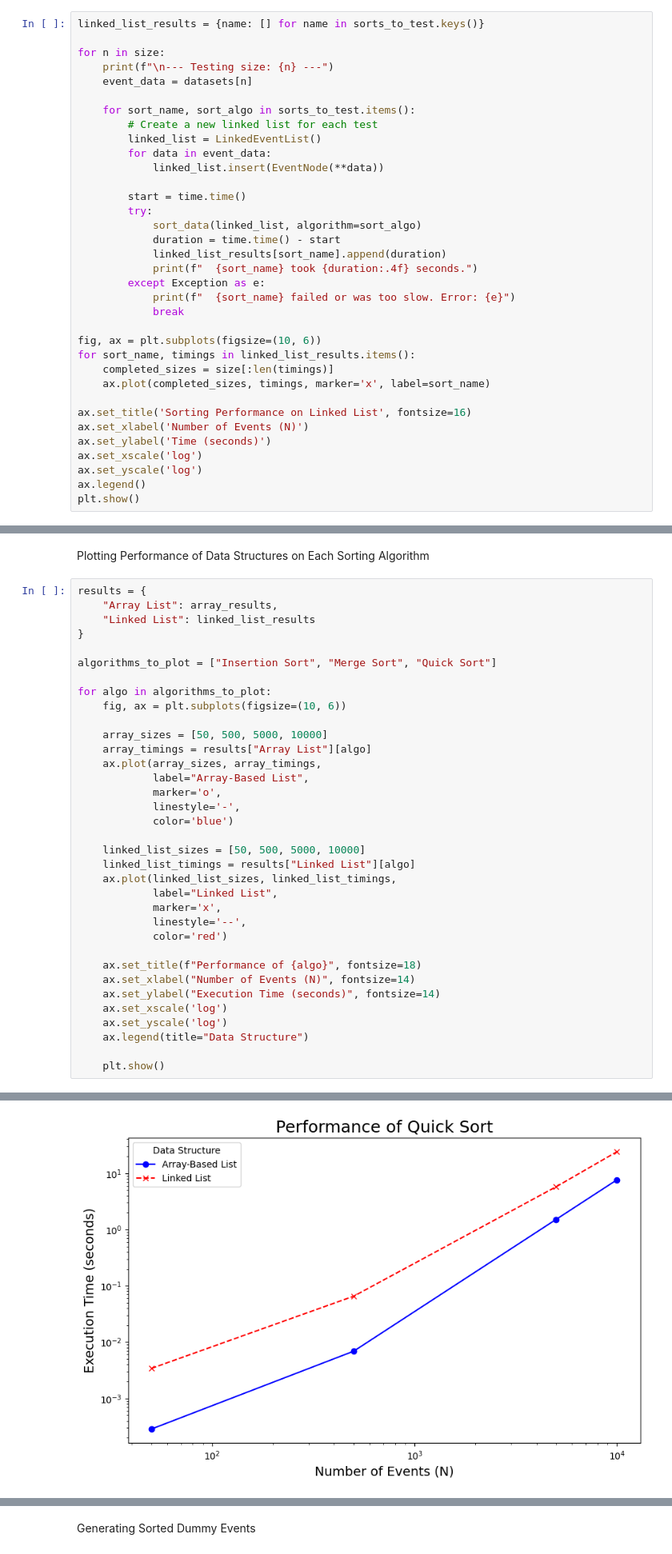
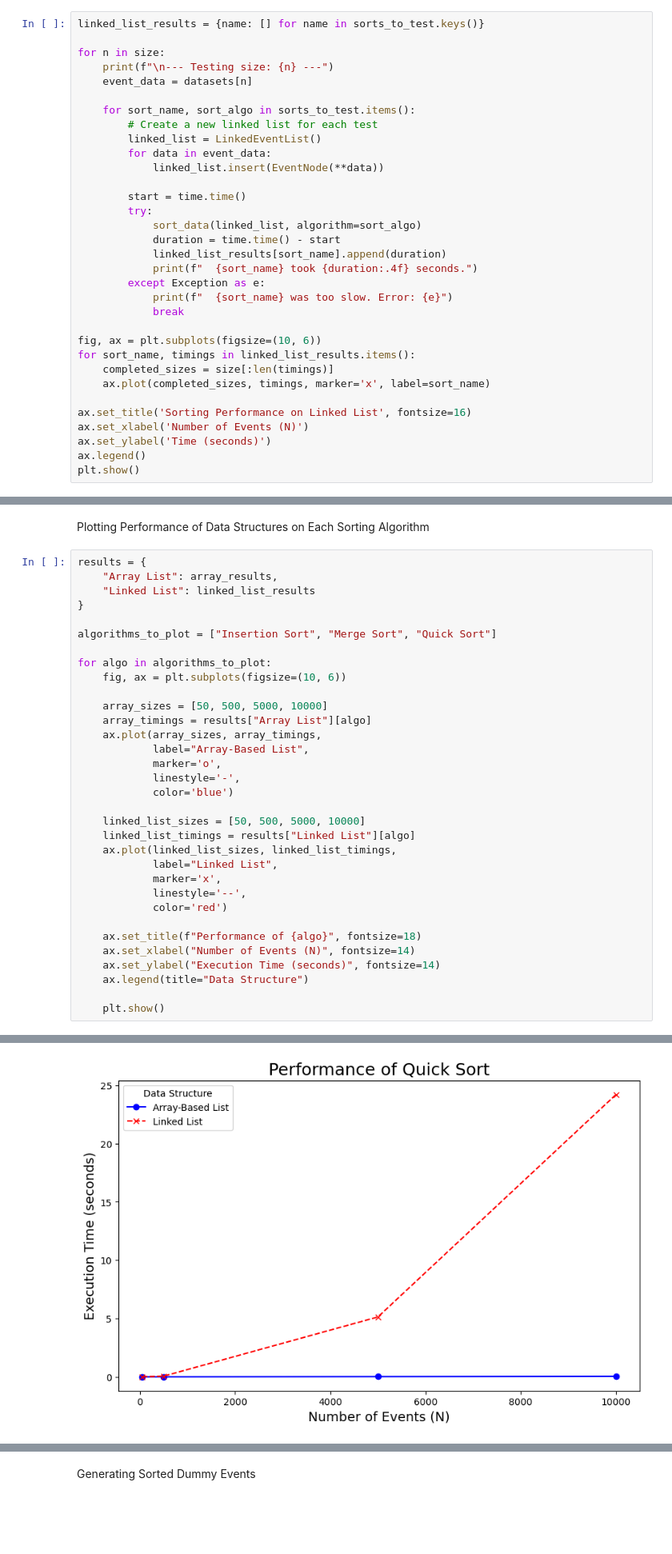
Before and after one commit to stephaniebie/event-scheduler, a Jupyter notebook: final_report.ipynb, the cells around one changed output, grey strips where cells are left out. Shown at 80% size. Cells and saved outputs as stored; diff of their text form; blank space fills up the shorter version.

```diff
--- a/final_report.ipynb
+++ b/final_report.ipynb
@@ -138,7 +136,7 @@ for n in size:
             linked_list_results[sort_name].append(duration)
             print(f"  {sort_name} took {duration:.4f} seconds.")
         except Exception as e:
-            print(f"  {sort_name} failed or was too slow. Error: {e}")
+            print(f"  {sort_name} was too slow. Error: {e}")
             break
 
 fig, ax = plt.subplots(figsize=(10, 6))
@@ -149,8 +147,6 @@ for sort_name, timings in linked_list_results.items():
 ax.set_title('Sorting Performance on Linked List', fontsize=16)
 ax.set_xlabel('Number of Events (N)')
 ax.set_ylabel('Time (seconds)')
-ax.set_xscale('log')
-ax.set_yscale('log')
 ax.legend()
 plt.show()
 # %% [output]
@@ -206,8 +202,6 @@ for algo in algorithms_to_plot:
     ax.set_title(f"Performance of {algo}", fontsize=18)
     ax.set_xlabel("Number of Events (N)", fontsize=14)
     ax.set_ylabel("Execution Time (seconds)", fontsize=14)
-    ax.set_xscale('log')
-    ax.set_yscale('log')
     ax.legend(title="Data Structure")
 
     plt.show()
@@ -217,2 +211,2 @@ for algo in algorithms_to_plot:
-[figure, old version]
+[figure, new version]
 # %% [markdown]
```
Also changed, not shown: parts of 17 cells of this notebook, 2 other files.
